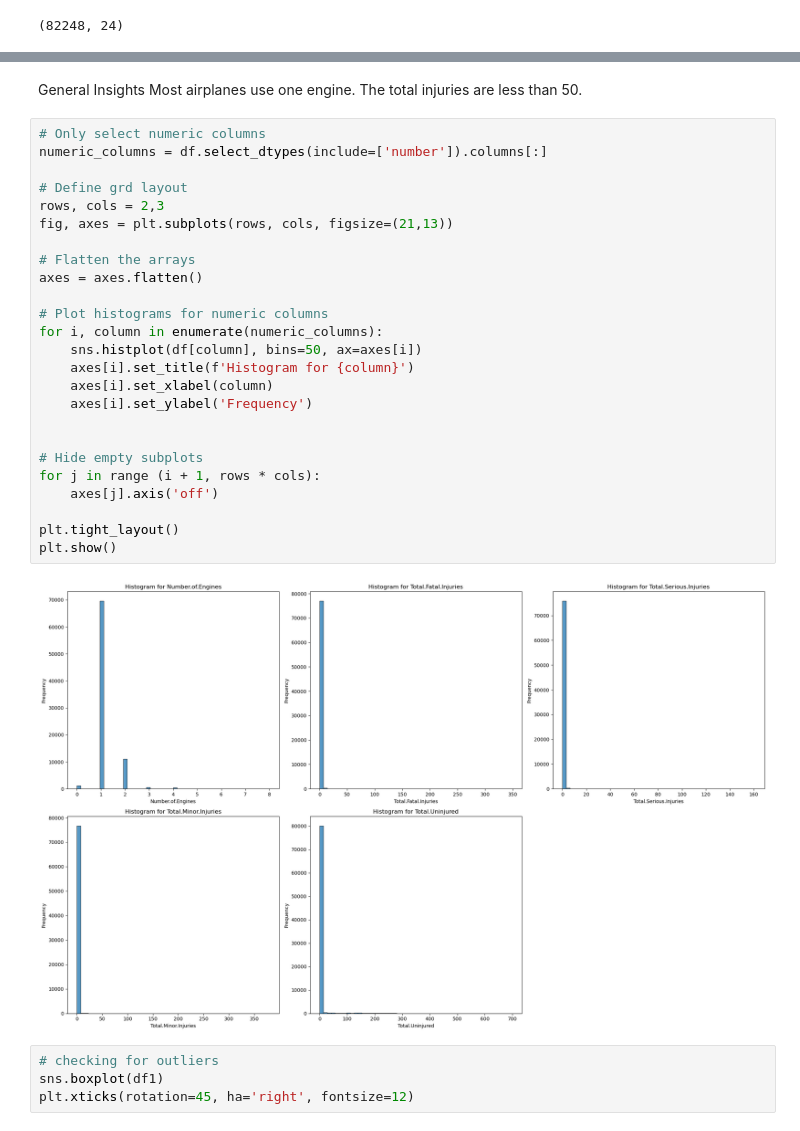
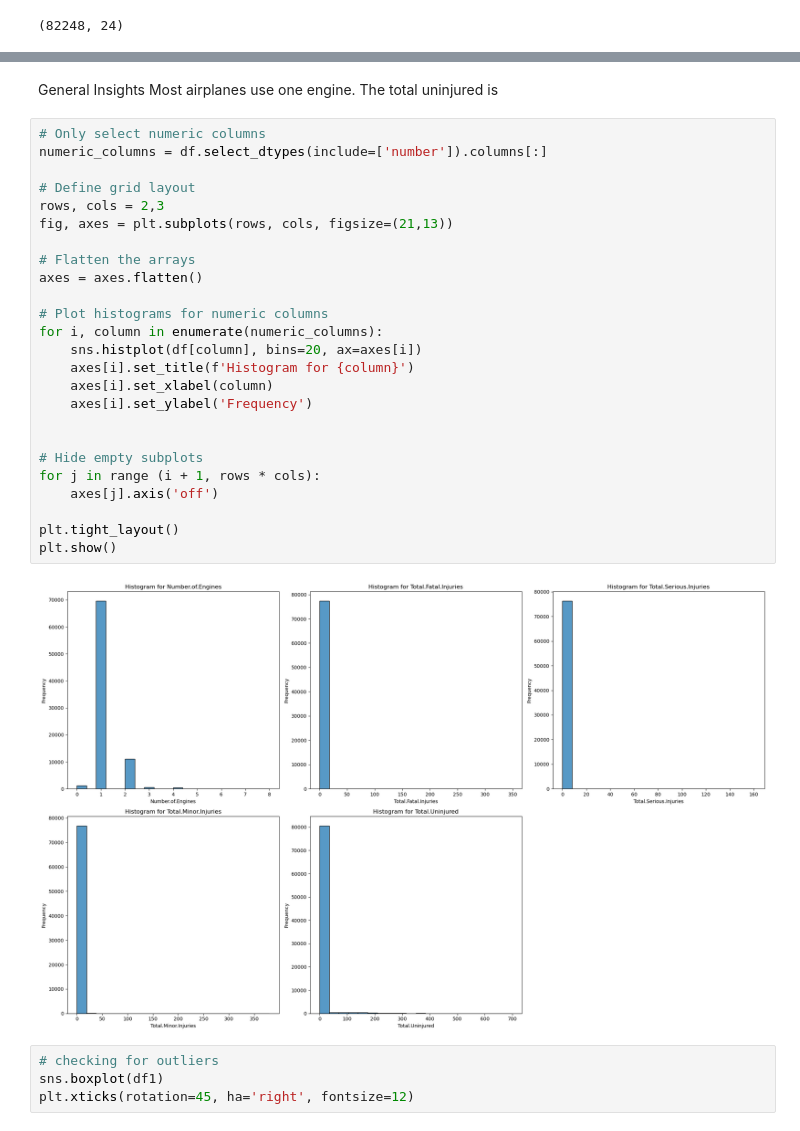
Before and after one commit to hadasssahamase/dsc-phase-1-project-v3, a Jupyter notebook: student.ipynb, the cells around one changed output, grey strips where cells are left out. Cells and saved outputs as stored; diff of their text form.

```diff
--- a/student.ipynb
+++ b/student.ipynb
@@ -321,34 +321,34 @@ df1.hist(bins=15, figsize=(20,12));
 # %% [markdown]
 General Insights
 Most airplanes use one engine.
-The total injuries are less than 50.
+The total uninjured is
 # %%
 # Only select numeric columns
 numeric_columns = df.select_dtypes(include=['number']).columns[:]
 
-# Define grd layout
+# Define grid layout
 rows, cols = 2,3
 fig, axes = plt.subplots(rows, cols, figsize=(21,13))
 
 # Flatten the arrays
 axes = axes.flatten()
 
 # Plot histograms for numeric columns
 for i, column in enumerate(numeric_columns):
-    sns.histplot(df[column], bins=50, ax=axes[i])
+    sns.histplot(df[column], bins=20, ax=axes[i])
     axes[i].set_title(f'Histogram for {column}')
     axes[i].set_xlabel(column)
     axes[i].set_ylabel('Frequency')
 
 
 # Hide empty subplots
 for j in range (i + 1, rows * cols):
     axes[j].axis('off')
 
 plt.tight_layout()
 plt.show()
 # %% [output]
-[figure, old version]
+[figure, new version]
 # %%
 # checking for outliers
 sns.boxplot(df1)
```
Also changed, not shown: parts of 4 cells of this notebook.
